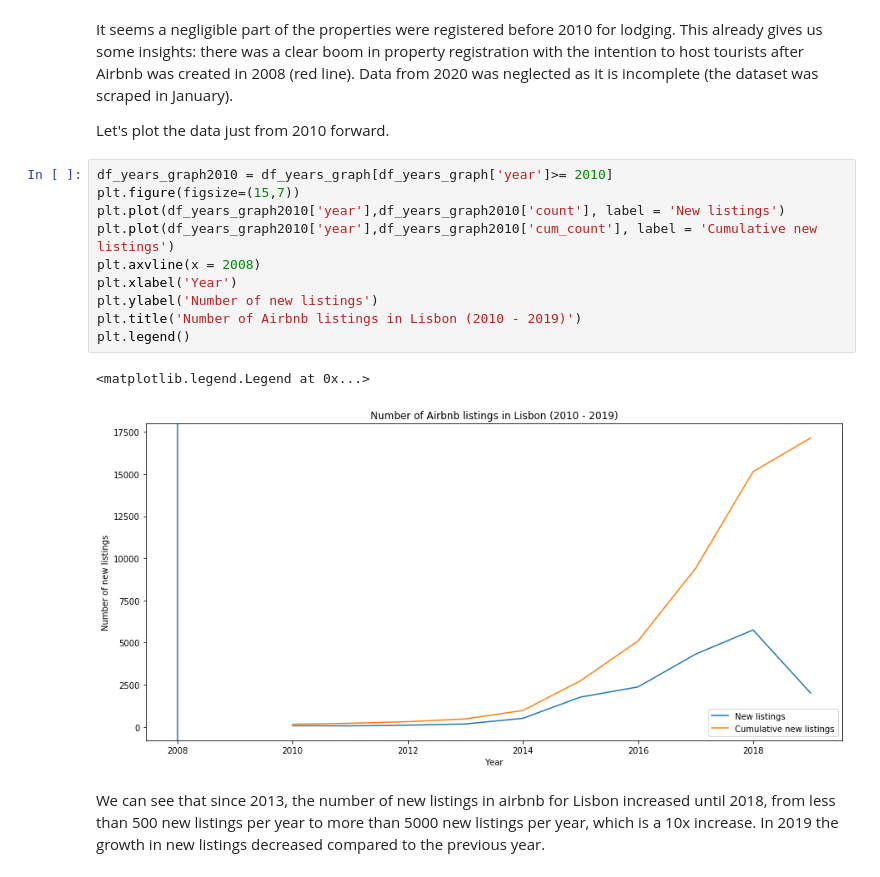
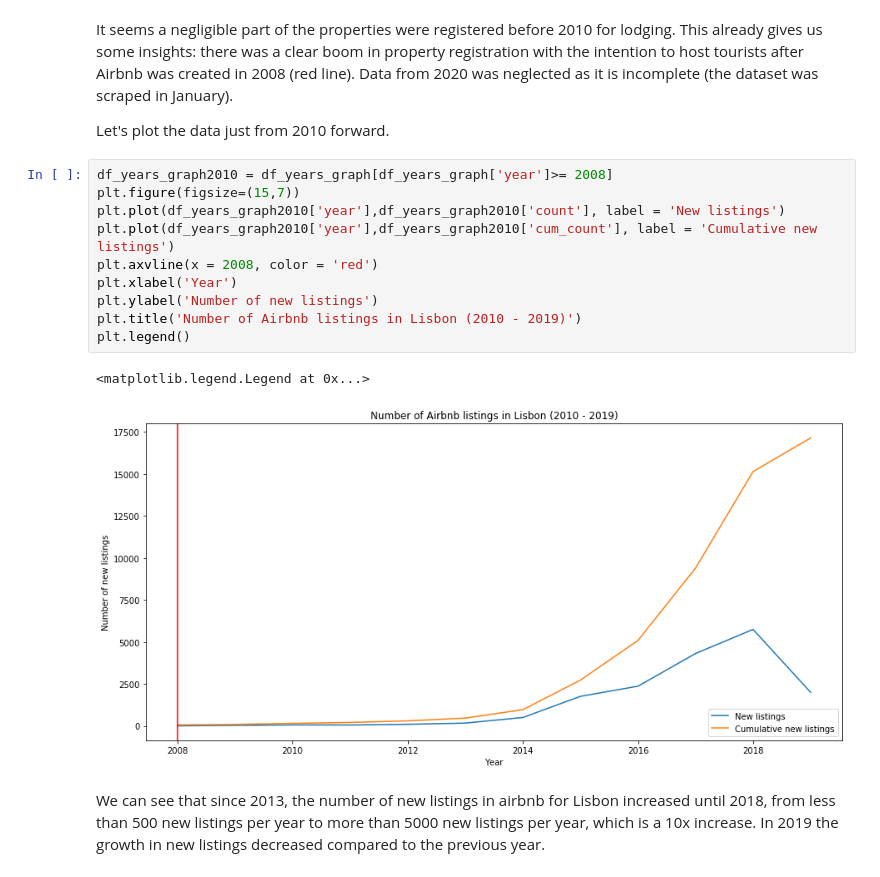
Before and after one commit to beatriz-lima/TPD-Airbnb-Data, a Jupyter notebook: Notebooks/ETL_Date.ipynb, the cells around one changed output. Cells and saved outputs as stored; diff of their text form.

```diff
--- a/Notebooks/ETL_Date.ipynb
+++ b/Notebooks/ETL_Date.ipynb
@@ -86,18 +86,18 @@ It seems a negligible part of the properties were registered before 2010 for lod
 
 Let's plot the data just from 2010 forward.
 # %%
-df_years_graph2010 = df_years_graph[df_years_graph['year']>= 2010]
+df_years_graph2010 = df_years_graph[df_years_graph['year']>= 2008]
 plt.figure(figsize=(15,7))
 plt.plot(df_years_graph2010['year'],df_years_graph2010['count'], label = 'New listings')
 plt.plot(df_years_graph2010['year'],df_years_graph2010['cum_count'], label = 'Cumulative new listings')
-plt.axvline(x = 2008)
+plt.axvline(x = 2008, color = 'red')
 plt.xlabel('Year')
 plt.ylabel('Number of new listings')
 plt.title('Number of Airbnb listings in Lisbon (2010 - 2019)')
 plt.legend()
 # %% [output]
 <matplotlib.legend.Legend at 0x...>
-[figure, old version]
+[figure, new version]
 # %% [markdown]
 We can see that since 2013, the number of new listings in airbnb for Lisbon increased until 2018, from less than 500 new listings per year to more than 5000 new listings per year, which is a 10x increase. In 2019 the growth in new listings decreased compared to the previous year.
 # %%
```
Also changed, not shown: parts of 1 cell of this notebook.
